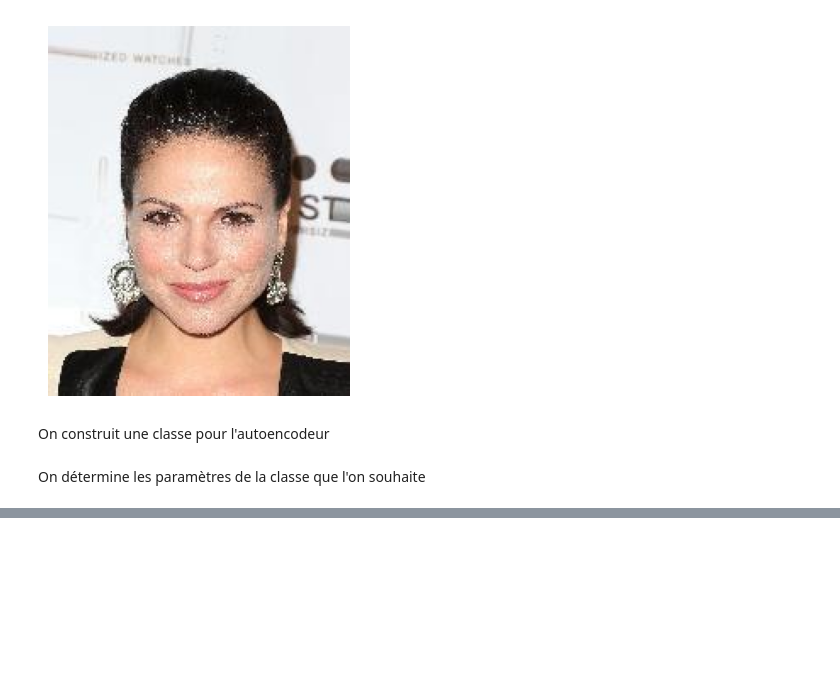
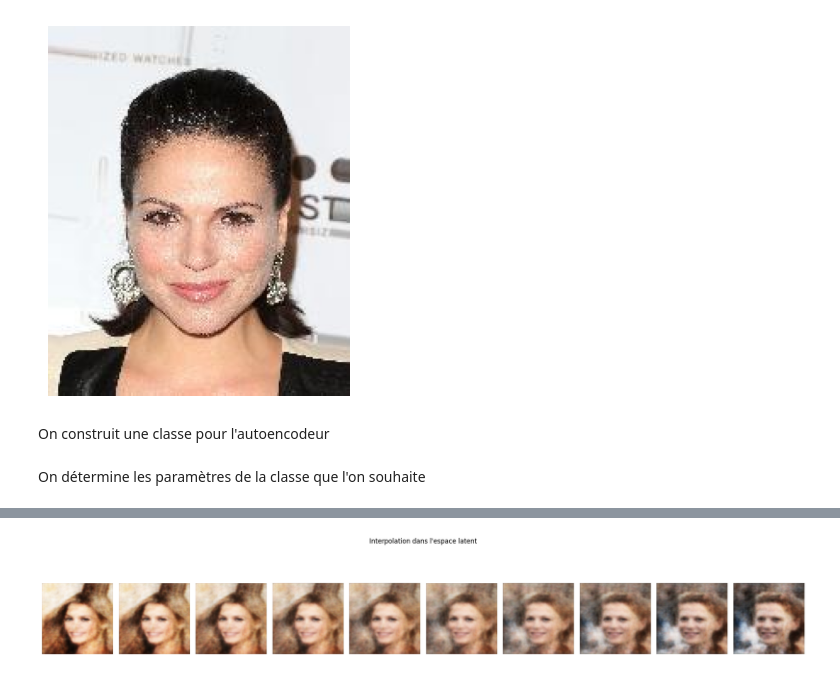
Before and after one commit to djakesa/AE-VAE-GAN-CelebA, a Jupyter notebook: jacques_autoencoder_celebA.ipynb, the cells around one changed output, grey strips where cells are left out. Cells and saved outputs as stored; diff of their text form; code cells hidden in the pictures; blank space fills up the shorter version.

```diff
--- a/jacques_autoencoder_celebA.ipynb
+++ b/jacques_autoencoder_celebA.ipynb
@@ -472,0 +426,20 @@ plt.show()
+# %%
+z_start = autoencodeur.encoder.predict(x_train[0:1])
+z_end = autoencodeur.encoder.predict(x_train[1:2])
+steps = 10
+interpolations = np.linspace(z_start, z_end, steps)
+
+# Reshape interpolations to remove the extra dimension
+interpolations = interpolations.reshape(steps, autoencodeur.z_dim)
+
+reconstructed = autoencodeur.decoder.predict(interpolations)
+
+plt.figure(figsize=(20, 4))
+for i, img in enumerate(reconstructed):
+    plt.subplot(1, steps, i + 1)
+    plt.imshow(img[..., ::-1])
+    plt.axis('off')
+plt.suptitle("Interpolation dans l'espace latent")
+plt.tight_layout()
+plt.show()
+# %% [output]
@@ -472,0 +449 @@ plt.show()
+[figure, added]
```
Also changed, not shown: parts of 11 cells of this notebook.
